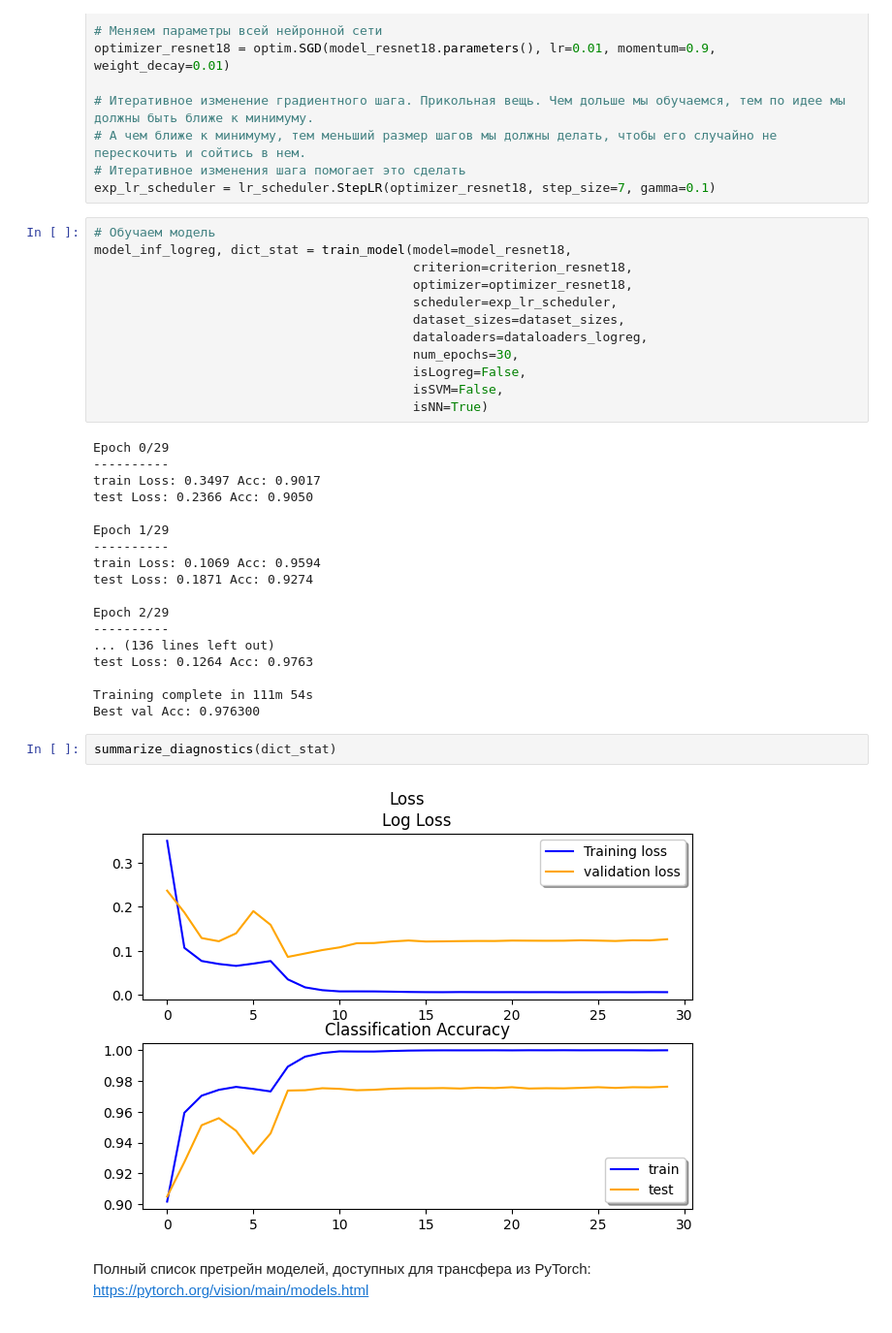
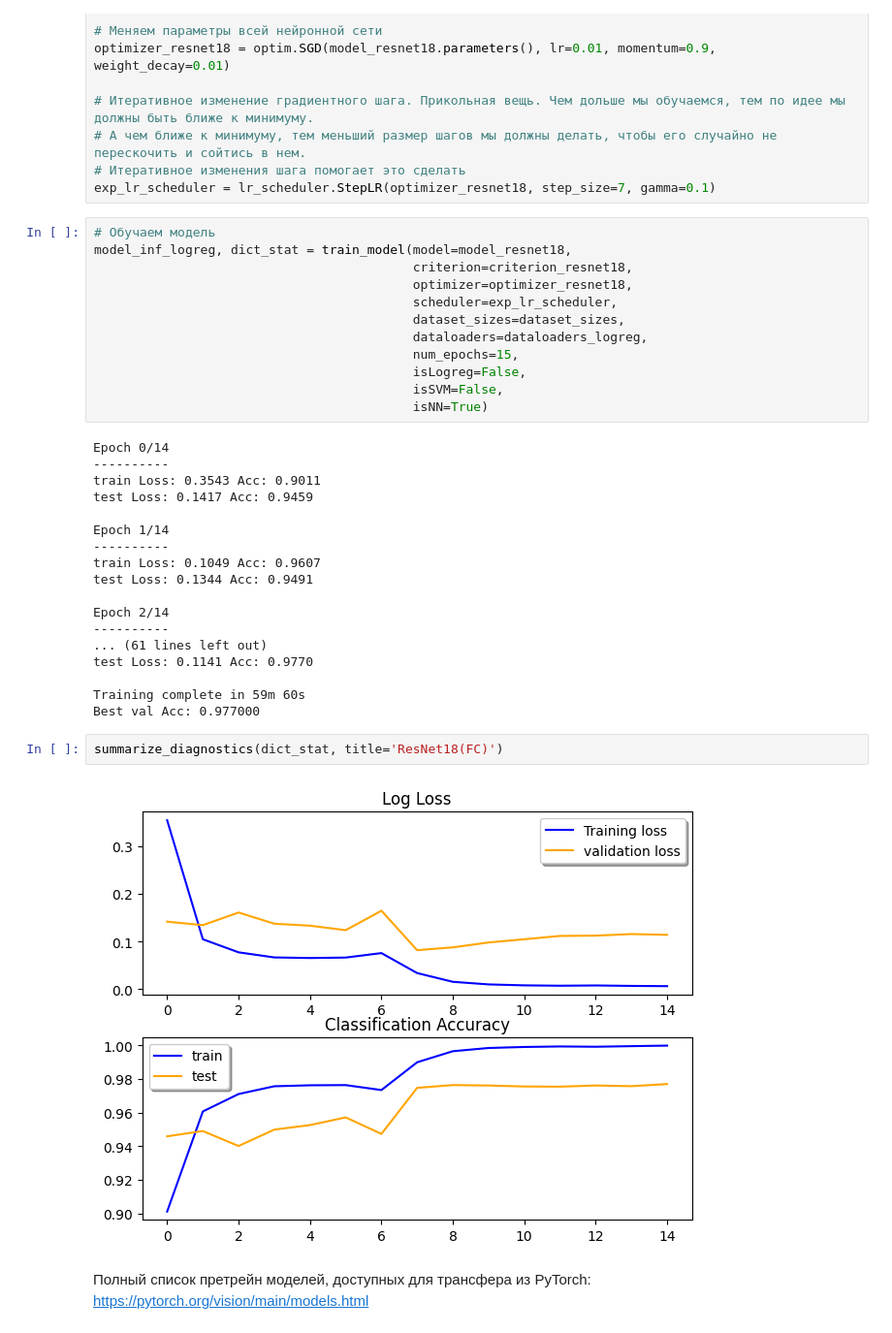
Before and after one commit to AI-YP24-Team-61/Deepfake-Classification, a Jupyter notebook: notebooks/3.0-improve_baseline.ipynb, the cells around one changed output. Shown at 97% size. Saved outputs shown, nothing was run; the diff lists cells and outputs as text.

```diff
--- a/notebooks/3.0-improve_baseline.ipynb
+++ b/notebooks/3.0-improve_baseline.ipynb
@@ -104,31 +230,31 @@ model_inf_logreg, dict_stat = train_model(model=model_resnet18,
                                           scheduler=exp_lr_scheduler,
                                           dataset_sizes=dataset_sizes,
                                           dataloaders=dataloaders_logreg,
-                                          num_epochs=30,
+                                          num_epochs=15,
                                           isLogreg=False,
                                           isSVM=False,
 										  isNN=True)
 # %% [output]
-Epoch 0/29
+Epoch 0/14
 ----------
-train Loss: 0.3497 Acc: 0.9017
-test Loss: 0.2366 Acc: 0.9050
+train Loss: 0.3543 Acc: 0.9011
+test Loss: 0.1417 Acc: 0.9459
 
-Epoch 1/29
+Epoch 1/14
 ----------
-train Loss: 0.1069 Acc: 0.9594
-test Loss: 0.1871 Acc: 0.9274
+train Loss: 0.1049 Acc: 0.9607
+test Loss: 0.1344 Acc: 0.9491
 
-Epoch 2/29
+Epoch 2/14
 ----------
-... (136 lines left out)
-test Loss: 0.1264 Acc: 0.9763
+... (61 lines left out)
+test Loss: 0.1141 Acc: 0.9770
 
-Training complete in 111m 54s
-Best val Acc: 0.976300
+Training complete in 59m 60s
+Best val Acc: 0.977000
 # %%
-summarize_diagnostics(dict_stat)
+summarize_diagnostics(dict_stat, title='ResNet18(FC)')
 # %% [output]
-[figure, old version]
+[figure, new version]
 # %% [markdown]
 Полный список претрейн моделей, доступных для трансфера из PyTorch: https://pytorch.org/vision/main/models.html
```
Also changed, not shown: parts of 7 cells of this notebook, 2 other files.
